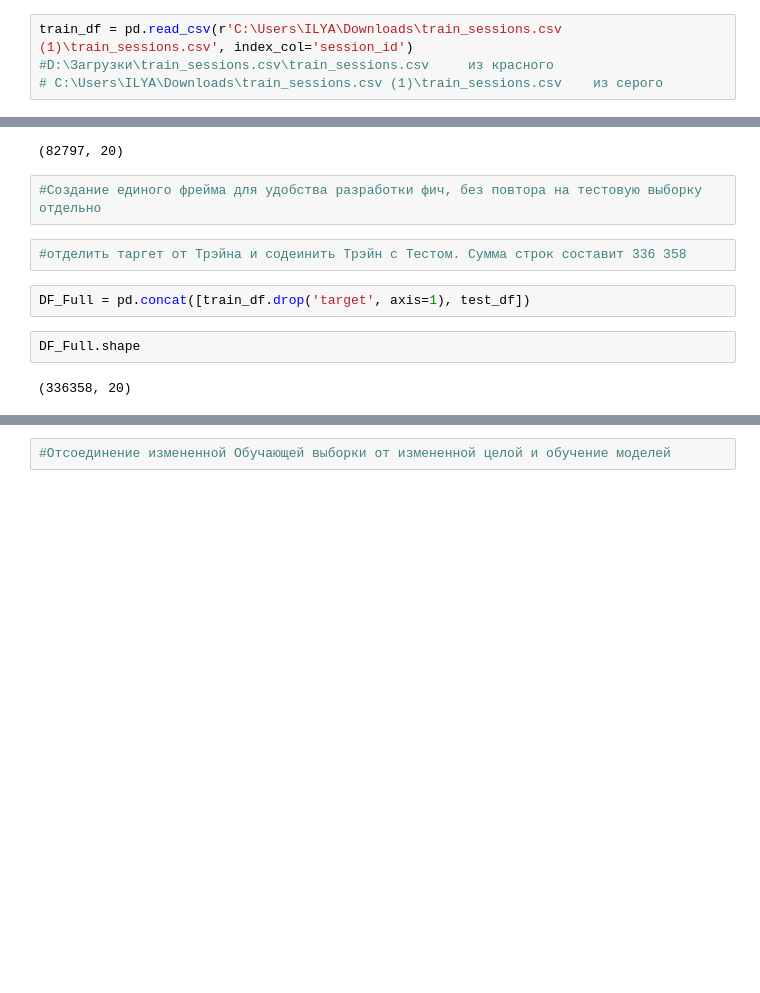
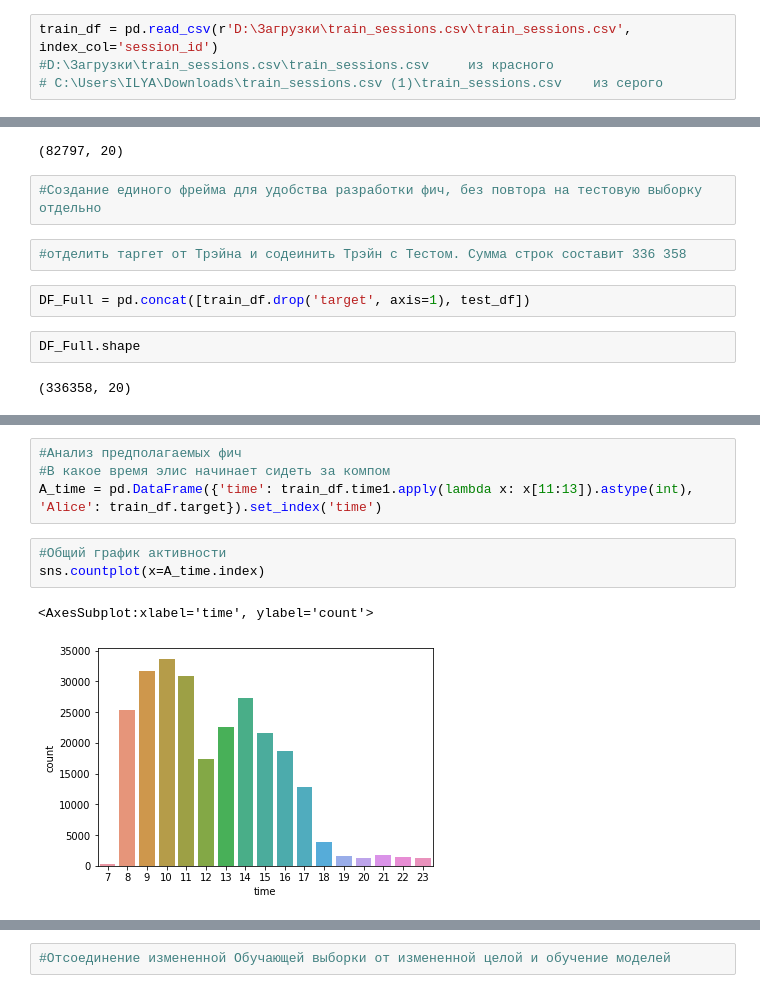
Before and after one commit to IlyaAb/Kaggle, a Jupyter notebook: catchAlice2.ipynb, the cells around one changed output, grey strips where cells are left out. Drawn from its saved outputs; the diff is of its cells as text; blank space fills up the shorter version.

```diff
--- a/catchAlice2.ipynb
+++ b/catchAlice2.ipynb
@@ -27,7 +28,7 @@ from scipy.sparse import csr_matrix
 import datetime
 from sklearn.linear_model import LinearRegression, Lasso, Ridge, LassoCV, RidgeCV
 # %%
-train_df = pd.read_csv(r'C:\Users\ILYA\Downloads\train_sessions.csv (1)\train_sessions.csv', index_col='session_id')
+train_df = pd.read_csv(r'D:\Загрузки\train_sessions.csv\train_sessions.csv', index_col='session_id')
 #D:\Загрузки\train_sessions.csv\train_sessions.csv     из красного
 # C:\Users\ILYA\Downloads\train_sessions.csv (1)\train_sessions.csv    из серого
 # %%
@@ -121,3 +148,13 @@ DF_Full2Time
 | 82796 | 2014-05-03 10:05:25 | 2014-05-03 10:05:27 | 2014-05-03 10:05:27 | 2014-05-03 10:05:27 | 2014-05-03 10:05:36 | 2014-05-03 10:05:37 | 2014-05-03 10:05:37 | 2014-05-03 10:05:38 | 2014-05-03 10:05:38 | 2014-05-03 10:05:38 | 0 days 00:00:13 |
 | 82797 | 2014-11-02 10:46:57 | 2014-11-02 10:46:57 | 2014-11-02 10:46:58 | 2014-11-02 10:47:12 | 2014-11-02 10:47:13 | 2014-11-02 10:47:14 | 2014-11-02 10:47:15 | 2014-11-02 10:47:18 | 2014-11-02 10:47:42 | 2014-11-02 10:47:47 | 0 days 00:00:50 |
 336358 rows × 11 columns
+# %%
+#Анализ предполагаемых фич
+#В какое время элис начинает сидеть за компом
+A_time = pd.DataFrame({'time': train_df.time1.apply(lambda x: x[11:13]).astype(int), 'Alice': train_df.target}).set_index('time')
+# %%
+#Общий график активности
+sns.countplot(x=A_time.index)
+# %% [output]
+<AxesSubplot:xlabel='time', ylabel='count'>
+[figure, added]
```
Also changed, not shown: parts of 56 cells of this notebook, 4 other files.
